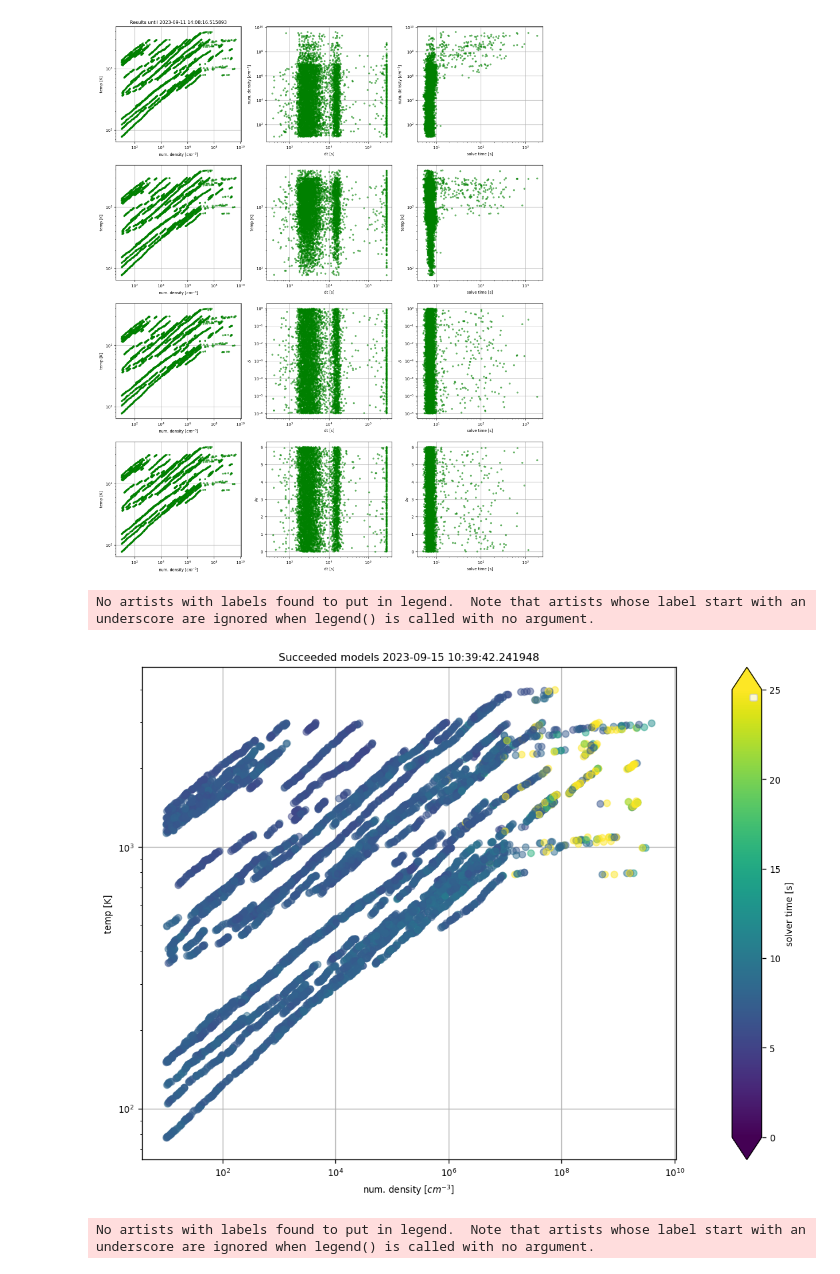
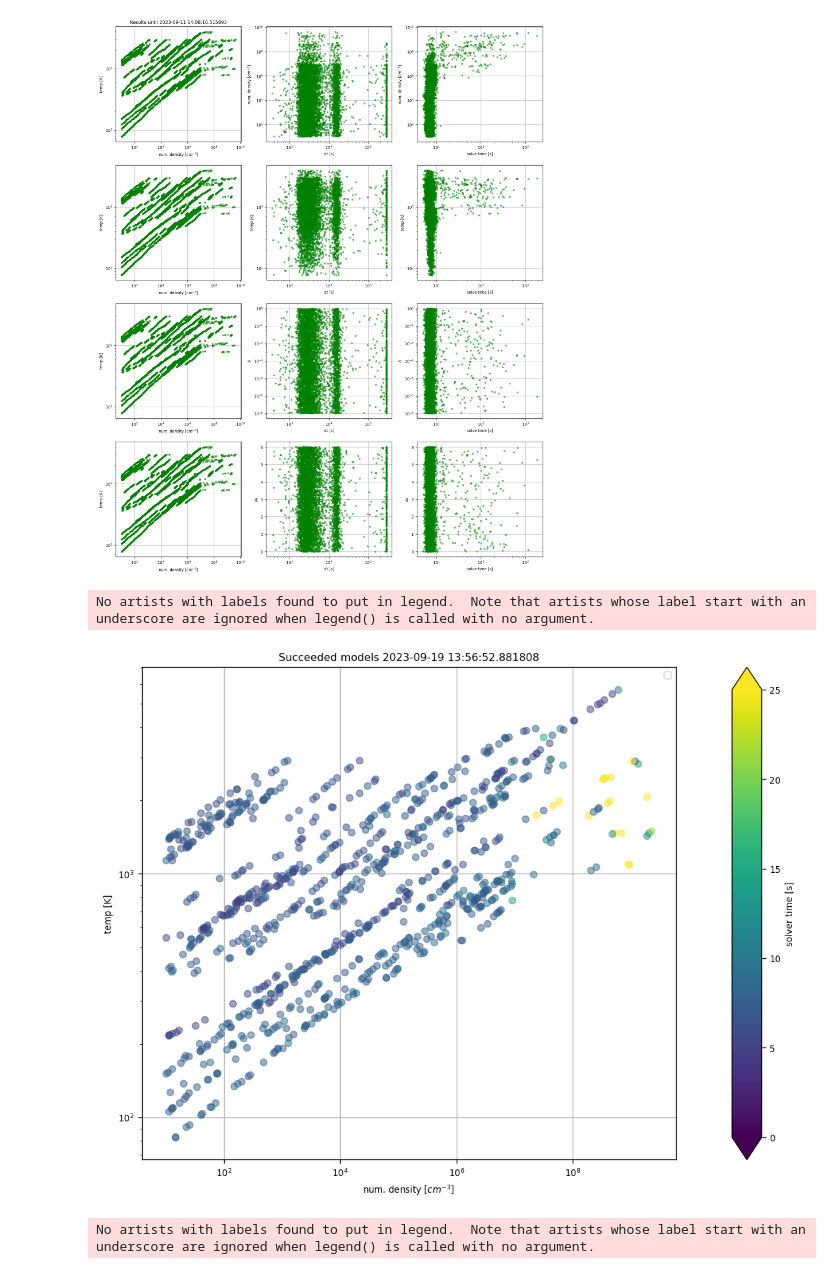
Before and after one commit to silkemaes/ChemPy, a Jupyter notebook: explore.ipynb, the cells around one changed output. Saved outputs shown, nothing was run; the diff lists cells and outputs as text; code cells hidden in the pictures.

```diff
--- a/explore.ipynb
+++ b/explore.ipynb
@@ -233,8 +232,8 @@ def plot(dirname, dirs, step = 100):
     ax[0].grid(True)
     ax[0].set_xlabel('num. density [$cm^{-3}$]')
     ax[0].set_ylabel('temp [K]')
-    ax[0].set_ylim([1e1,4e3])
-    ax[0].set_xlim([1e1, 1e10])
+    # ax[0].set_ylim([1e1,4e3])
+    # ax[0].set_xlim([1e1, 1e10])
 
     ax[0].legend()
 
@@ -242,10 +241,10 @@ def plot(dirname, dirs, step = 100):
 
     return
 # %%
-plot('new', dirs_new)
+plot('new', dirs_new, step = 1000)
 # %% [output]
 No artists with labels found to put in legend.  Note that artists whose label start with an underscore are ignored when legend() is called with no argument.
-[figure, old version]
+[figure, new version]
 # %%
 plot('easy-mace2', dirs_em2, step = 1)
 # %% [output]
```
Also changed, not shown: parts of 2 cells of this notebook.
